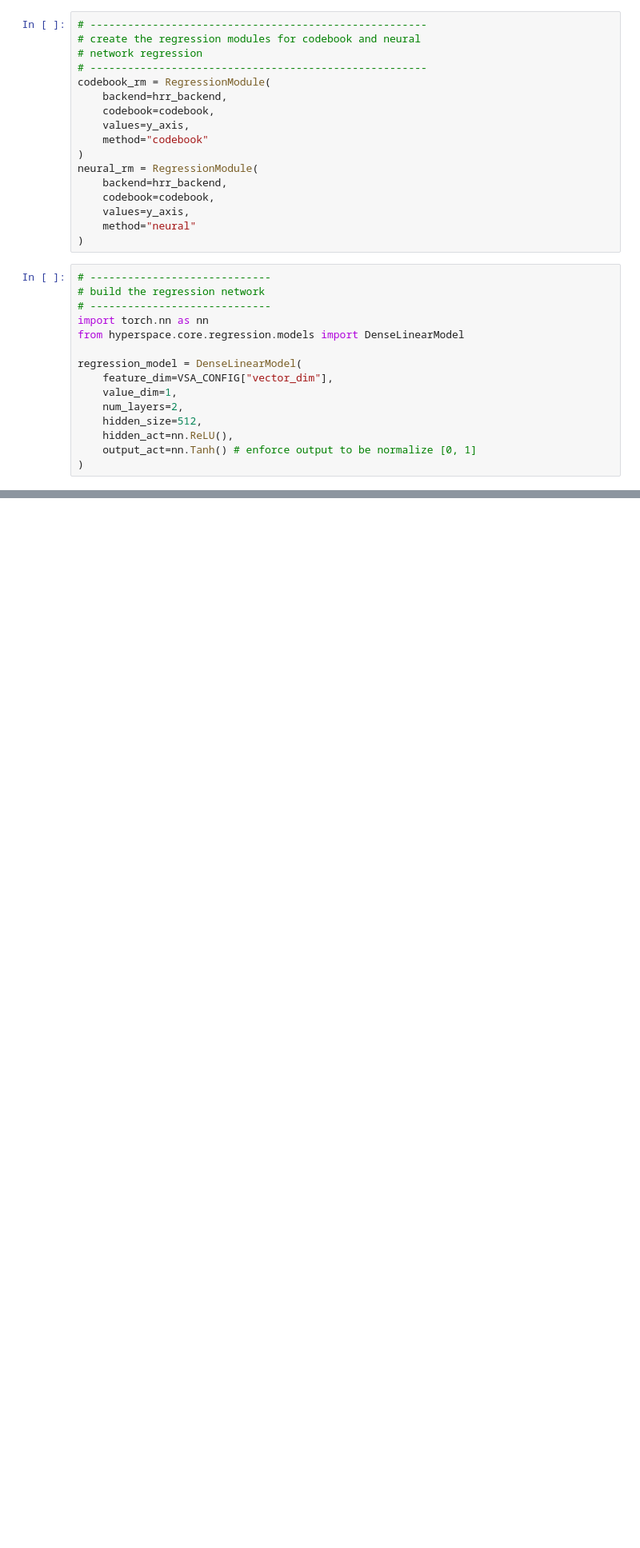
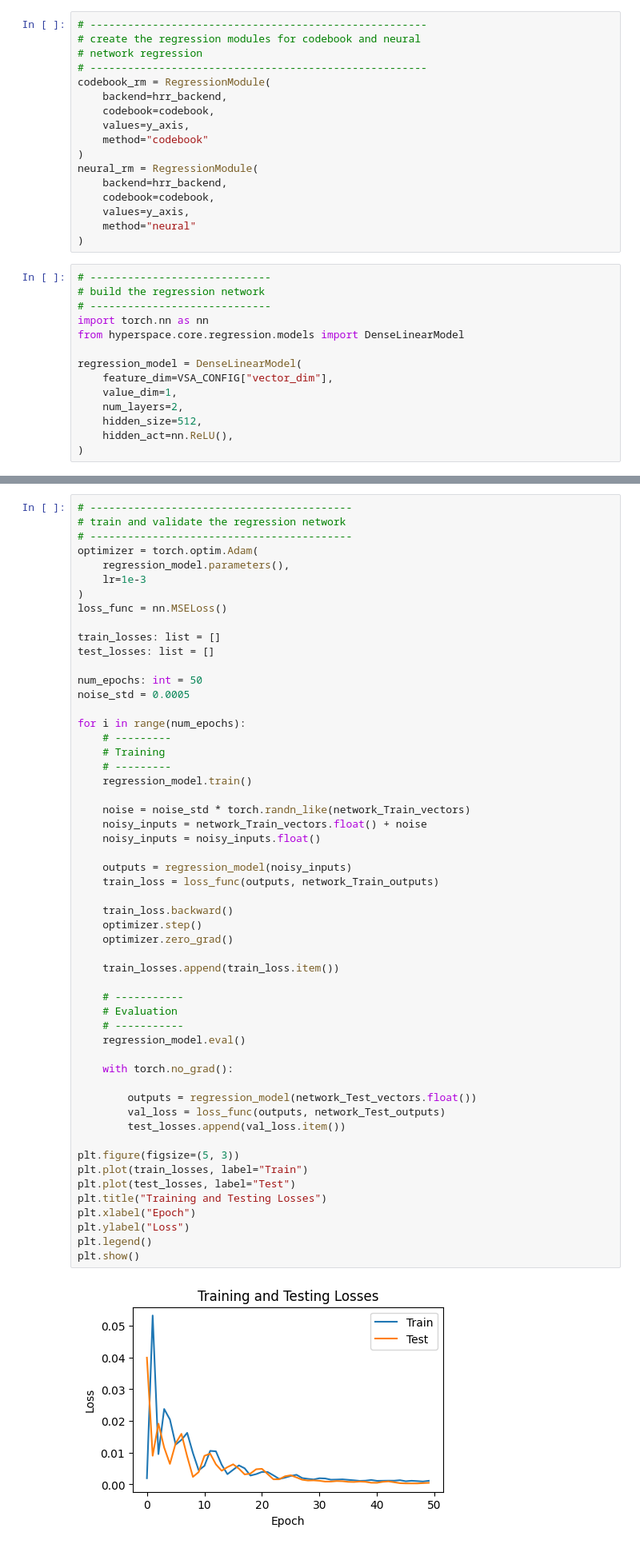
Before and after one commit to Parsa-Research-Laboratory/HyperSpace, a Jupyter notebook: experiments/development/1d_curve.ipynb, the cells around one changed output, grey strips where cells are left out. Shown at 80% size. Drawn from its saved outputs; the diff is of its cells as text; blank space fills up the shorter version.

Commit message:
adding regression network training loop

```diff
--- a/experiments/development/1d_curve.ipynb
+++ b/experiments/development/1d_curve.ipynb
@@ -654,5 +655,4 @@ regression_model = DenseLinearModel(
     num_layers=2,
     hidden_size=512,
     hidden_act=nn.ReLU(),
-    output_act=nn.Tanh() # enforce output to be normalize [0, 1]
 )
@@ -659,3 +714,59 @@ regression_model = DenseLinearModel(
+# %%
+# ------------------------------------------
+# train and validate the regression network
+# ------------------------------------------
+optimizer = torch.optim.Adam(
+    regression_model.parameters(),
+    lr=1e-3
+)
+loss_func = nn.MSELoss()
+
+train_losses: list = []
+test_losses: list = []
+
+num_epochs: int = 50
+noise_std = 0.0005
+
+for i in range(num_epochs):
+    # ---------
+    # Training
+    # ---------
+    regression_model.train()
+
+    noise = noise_std * torch.randn_like(network_Train_vectors)
+    noisy_inputs = network_Train_vectors.float() + noise
+    noisy_inputs = noisy_inputs.float()
+
+    outputs = regression_model(noisy_inputs)
+    train_loss = loss_func(outputs, network_Train_outputs)
+
+    train_loss.backward()
+    optimizer.step()
+    optimizer.zero_grad()
+
+    train_losses.append(train_loss.item())
+
+    # -----------
+    # Evaluation
+    # -----------
+    regression_model.eval()
+
+    with torch.no_grad():
+
+        outputs = regression_model(network_Test_vectors.float())
+        val_loss = loss_func(outputs, network_Test_outputs)
+        test_losses.append(val_loss.item())
+
+plt.figure(figsize=(5, 3))
+plt.plot(train_losses, label="Train")
+plt.plot(test_losses, label="Test")
+plt.title("Training and Testing Losses")
+plt.xlabel("Epoch")
+plt.ylabel("Loss")
+plt.legend()
+plt.show()
+# %% [output]
+[figure, added]
 # %%
 # ----------------------------------------
 # regression with no cleanup and codebook
```
Also changed, not shown: parts of 9 cells of this notebook.
